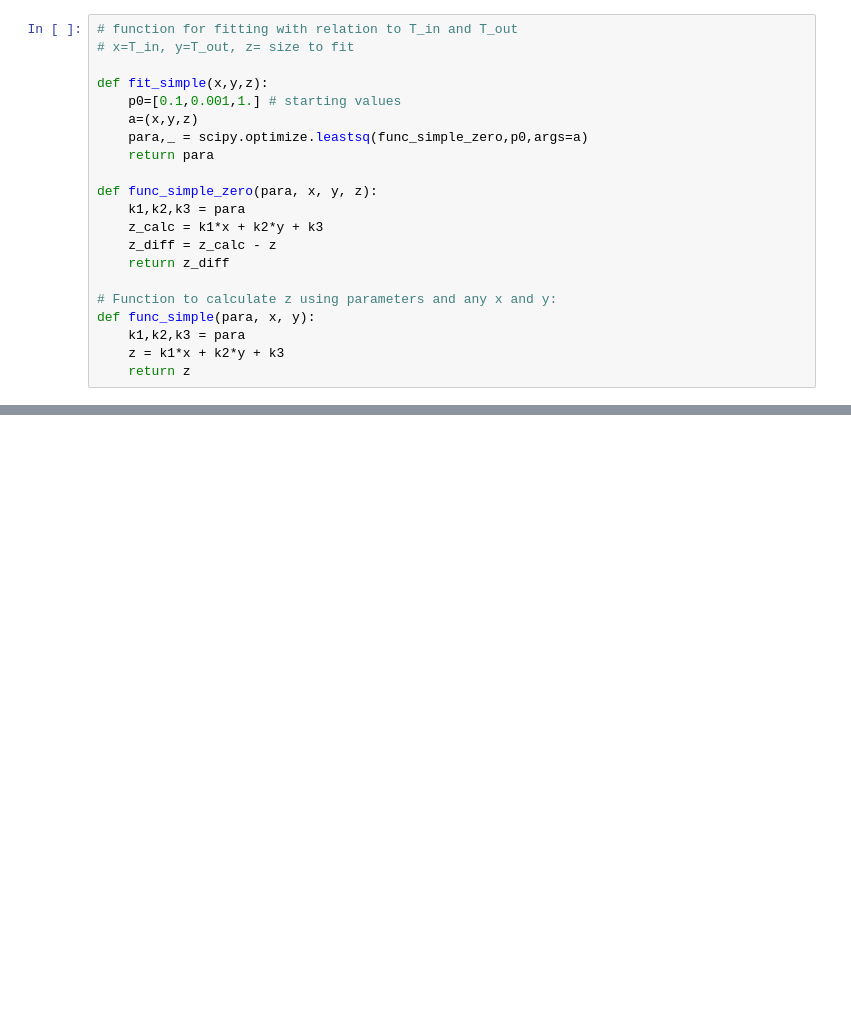
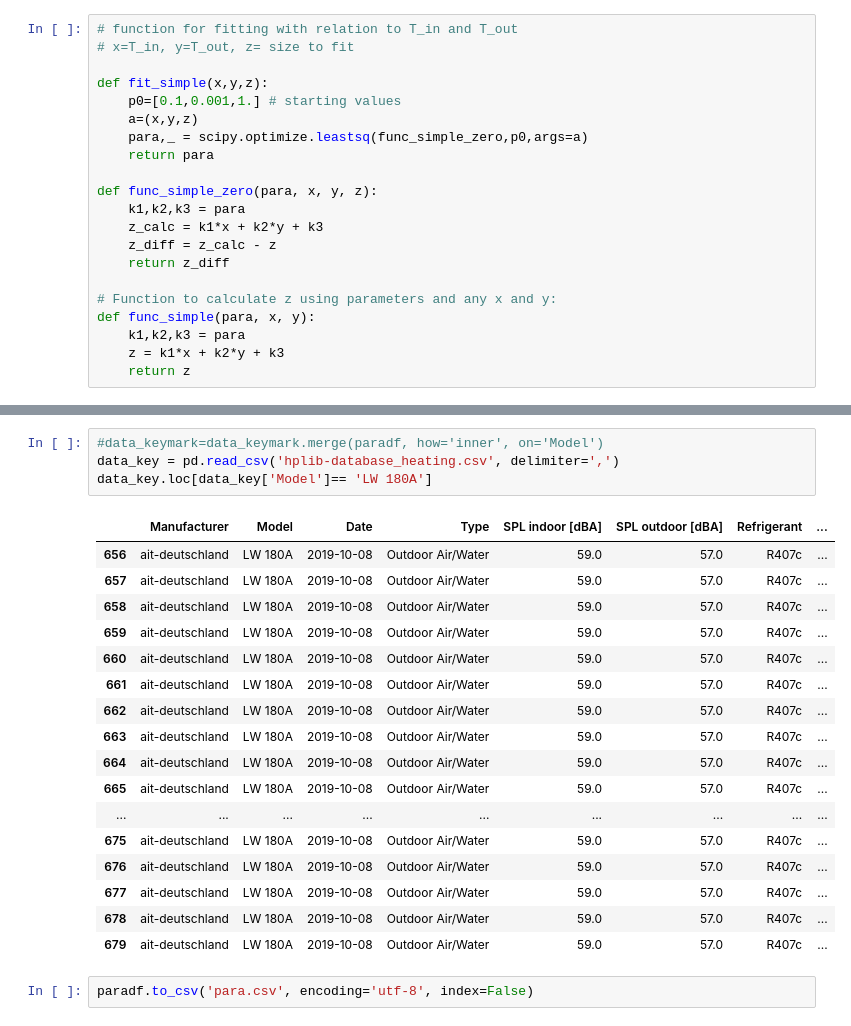
Before and after one commit to FZJ-IEK3-VSA/hplib, a Jupyter notebook: gettingparameters.ipynb, the cells around one changed output, grey strips where cells are left out. Drawn from its saved outputs; the diff is of its cells as text; blank space fills up the shorter version.

```diff
--- a/gettingparameters.ipynb
+++ b/gettingparameters.ipynb
@@ -102,0 +369,24 @@ KeyboardInterrupt:
+# %%
+#data_keymark=data_keymark.merge(paradf, how='inner', on='Model')
+data_key = pd.read_csv('hplib-database_heating.csv', delimiter=',')
+data_key.loc[data_key['Model']== 'LW 180A']
+# %% [output]
+|  | Manufacturer | Model | Date | Type | SPL indoor [dBA] | SPL outdoor [dBA] | Refrigerant | ... |
+| 656 | ait-deutschland | LW 180A | 2019-10-08 | Outdoor Air/Water | 59.0 | 57.0 | R407c | ... |
+| 657 | ait-deutschland | LW 180A | 2019-10-08 | Outdoor Air/Water | 59.0 | 57.0 | R407c | ... |
+| 658 | ait-deutschland | LW 180A | 2019-10-08 | Outdoor Air/Water | 59.0 | 57.0 | R407c | ... |
+| 659 | ait-deutschland | LW 180A | 2019-10-08 | Outdoor Air/Water | 59.0 | 57.0 | R407c | ... |
+| 660 | ait-deutschland | LW 180A | 2019-10-08 | Outdoor Air/Water | 59.0 | 57.0 | R407c | ... |
+| 661 | ait-deutschland | LW 180A | 2019-10-08 | Outdoor Air/Water | 59.0 | 57.0 | R407c | ... |
+| 662 | ait-deutschland | LW 180A | 2019-10-08 | Outdoor Air/Water | 59.0 | 57.0 | R407c | ... |
+| 663 | ait-deutschland | LW 180A | 2019-10-08 | Outdoor Air/Water | 59.0 | 57.0 | R407c | ... |
+| 664 | ait-deutschland | LW 180A | 2019-10-08 | Outdoor Air/Water | 59.0 | 57.0 | R407c | ... |
+| 665 | ait-deutschland | LW 180A | 2019-10-08 | Outdoor Air/Water | 59.0 | 57.0 | R407c | ... |
+| ... | ... | ... | ... | ... | ... | ... | ... | ... |
+| 675 | ait-deutschland | LW 180A | 2019-10-08 | Outdoor Air/Water | 59.0 | 57.0 | R407c | ... |
+| 676 | ait-deutschland | LW 180A | 2019-10-08 | Outdoor Air/Water | 59.0 | 57.0 | R407c | ... |
+| 677 | ait-deutschland | LW 180A | 2019-10-08 | Outdoor Air/Water | 59.0 | 57.0 | R407c | ... |
+| 678 | ait-deutschland | LW 180A | 2019-10-08 | Outdoor Air/Water | 59.0 | 57.0 | R407c | ... |
+| 679 | ait-deutschland | LW 180A | 2019-10-08 | Outdoor Air/Water | 59.0 | 57.0 | R407c | ... |
+# %%
+paradf.to_csv('para.csv', encoding='utf-8', index=False)
```
Also changed, not shown: parts of 10 cells of this notebook, 1 other file.
